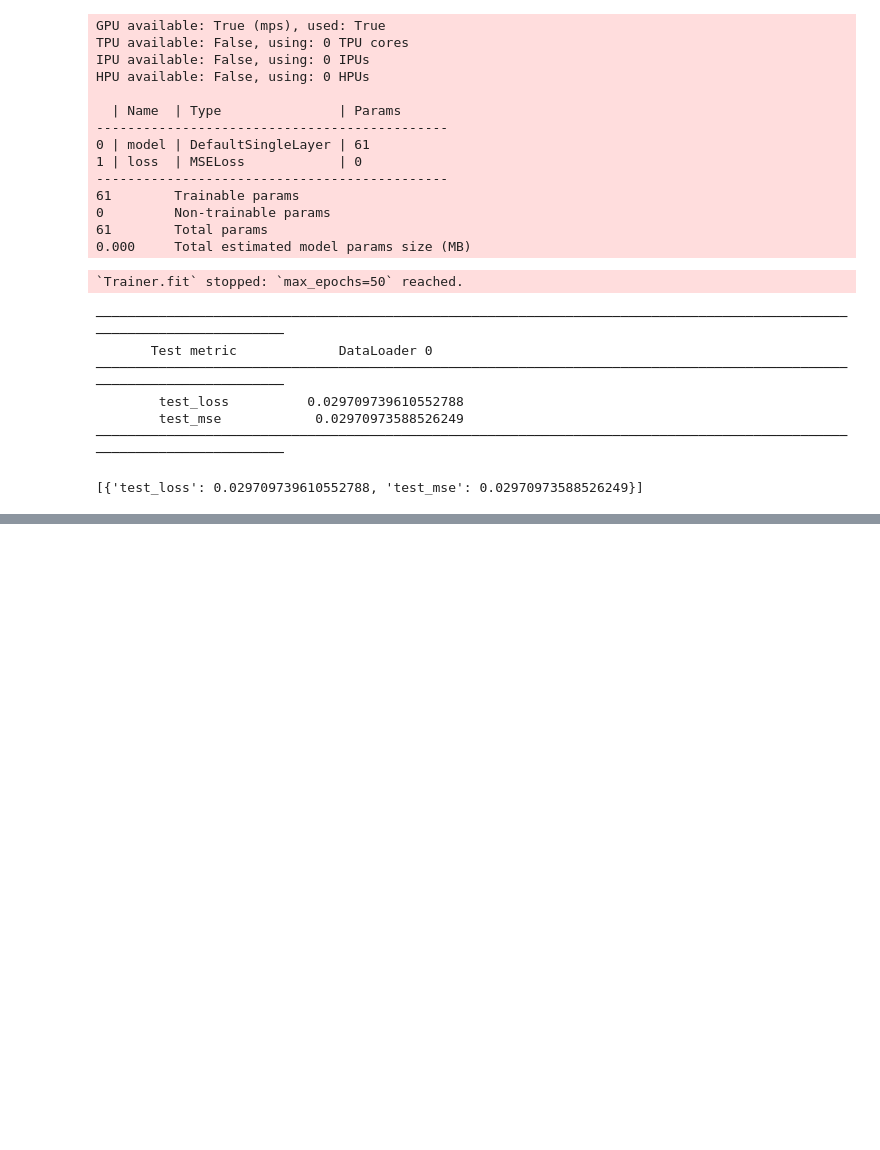
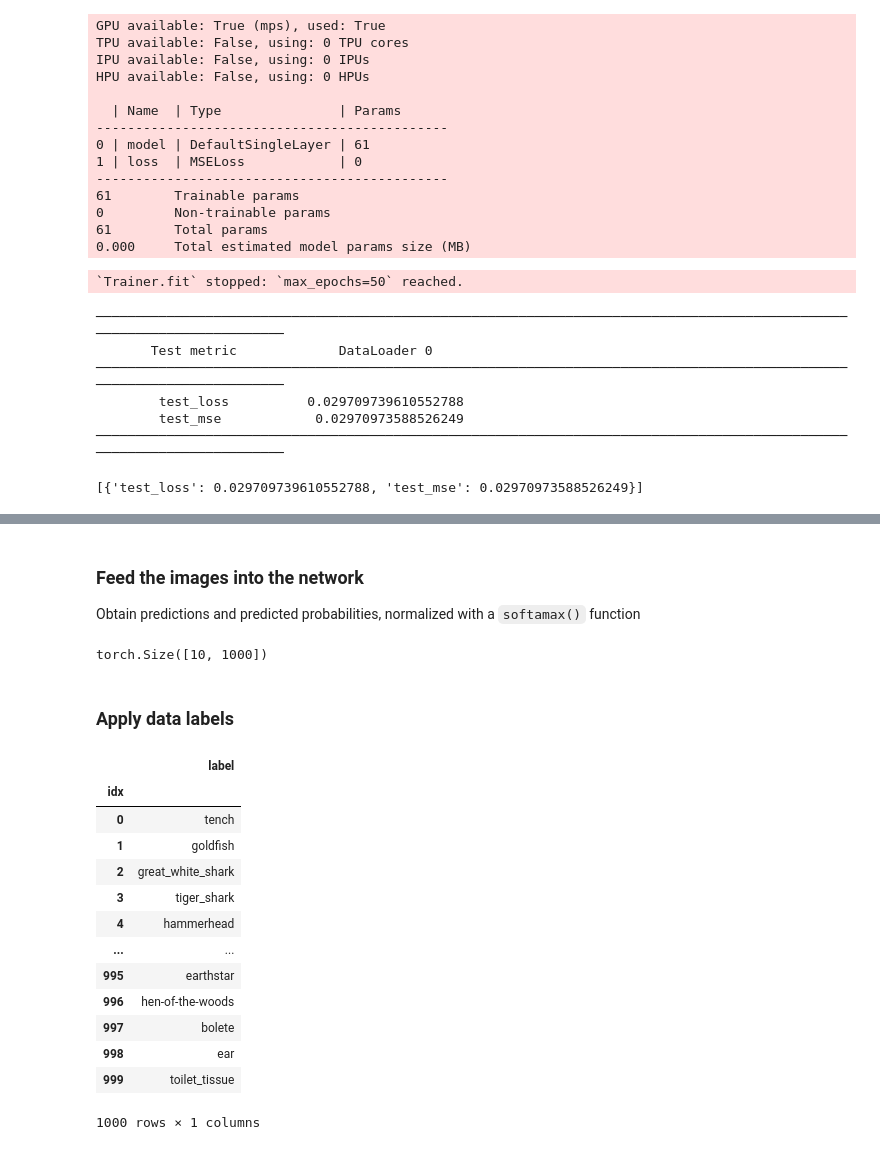
Before and after one commit to drwslv/StanfordOnline-Statistical-Learning, a Jupyter notebook: Ch10 Solutions Applied.ipynb, the cells around one changed output, grey strips where cells are left out. Drawn from its saved outputs; the diff is of its cells as text; code cells hidden in the pictures; blank space fills up the shorter version.

```diff
--- a/Ch10 Solutions Applied.ipynb
+++ b/Ch10 Solutions Applied.ipynb
@@ -493,0 +566,4 @@ Default_Trainer.test(Default_Module, datamodule=Default_DataModule, verbose=True
+# %% [markdown]
+### Feed the images into the network
+
+Obtain predictions and predicted probabilities, normalized with a `softamax()` function
@@ -493,0 +574,6 @@ Default_Trainer.test(Default_Module, datamodule=Default_DataModule, verbose=True
+# %%
+img_preds.shape
+# %% [output]
+torch.Size([10, 1000])
+# %% [markdown]
+### Apply data labels
@@ -493,0 +585,17 @@ Default_Trainer.test(Default_Module, datamodule=Default_DataModule, verbose=True
+# %%
+class_labels
+# %% [output]
+|  | label |
+| idx |  |
+| 0 | tench |
+| 1 | goldfish |
+| 2 | great_white_shark |
+| 3 | tiger_shark |
+| 4 | hammerhead |
+| ... | ... |
+| 995 | earthstar |
+| 996 | hen-of-the-woods |
+| 997 | bolete |
+| 998 | ear |
+| 999 | toilet_tissue |
+1000 rows × 1 columns
```
Also changed, not shown: parts of 11 cells of this notebook, 1 other file.
